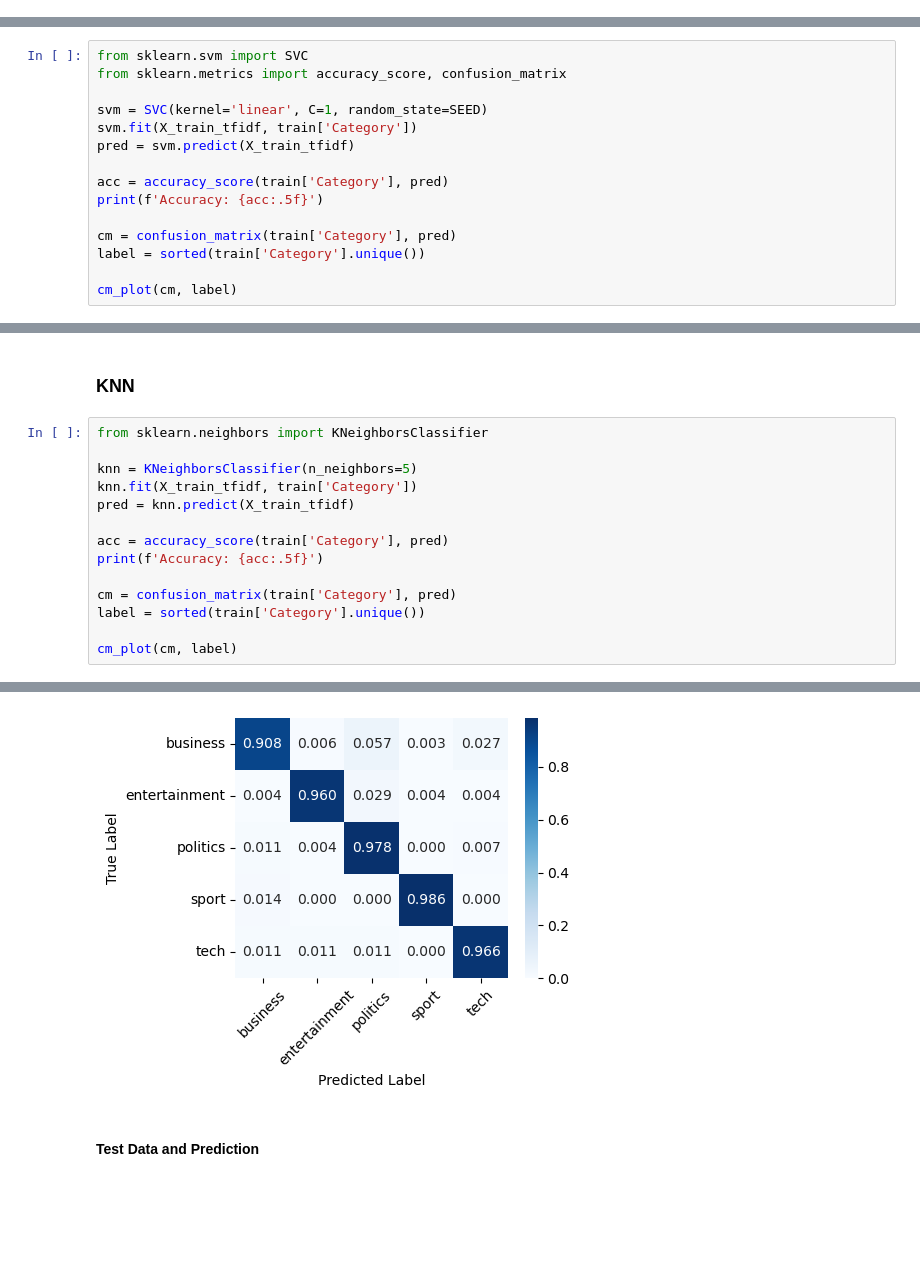
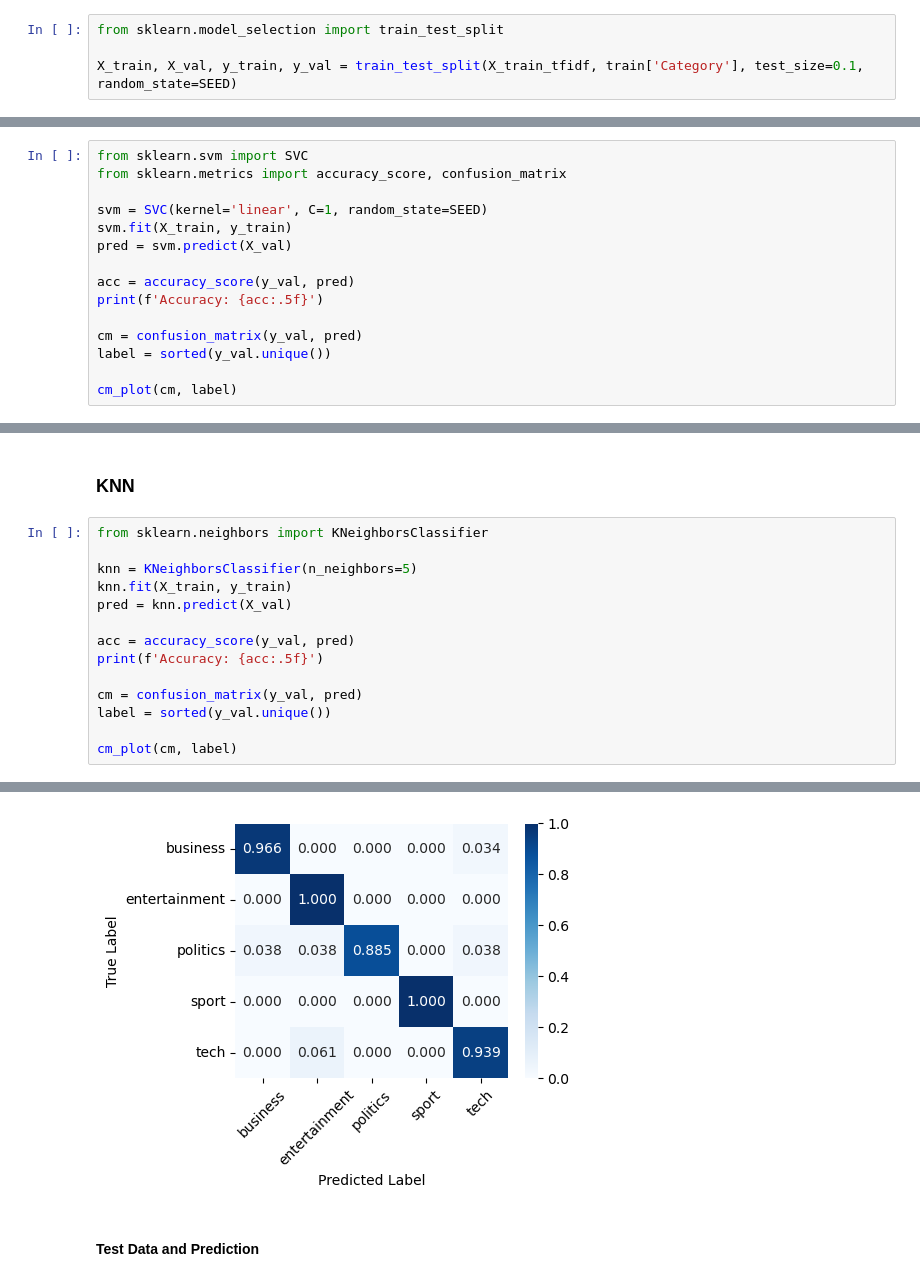
Before and after one commit to elfchildRichter/BBC_News_Classification, a Jupyter notebook: bbc_news_classification.ipynb, the cells around one changed output, grey strips where cells are left out. Drawn from its saved outputs; the diff is of its cells as text; blank space fills up the shorter version.

Commit message:
corrected to use validation set in the supervised model section

```diff
--- a/bbc_news_classification.ipynb
+++ b/bbc_news_classification.ipynb
@@ -394,6 +394,10 @@ The unsupervised NMF model obtained the test public score 0.9551
 # %% [markdown]
 ## Supervised Model
 SVM, KNN, LightGBM
+# %%
+from sklearn.model_selection import train_test_split
+
+X_train, X_val, y_train, y_val = train_test_split(X_train_tfidf, train['Category'], test_size=0.1, random_state=SEED)
 # %% [markdown]
 ### SVM
 # %%
@@ -401,14 +405,14 @@ from sklearn.svm import SVC
 from sklearn.metrics import accuracy_score, confusion_matrix
 
 svm = SVC(kernel='linear', C=1, random_state=SEED)
-svm.fit(X_train_tfidf, train['Category'])
-pred = svm.predict(X_train_tfidf)
+svm.fit(X_train, y_train)
+pred = svm.predict(X_val)
 
-acc = accuracy_score(train['Category'], pred)
+acc = accuracy_score(y_val, pred)
 print(f'Accuracy: {acc:.5f}')
 
-cm = confusion_matrix(train['Category'], pred)
-label = sorted(train['Category'].unique())
+cm = confusion_matrix(y_val, pred)
+label = sorted(y_val.unique())
 
 cm_plot(cm, label)
 # %% [output]
@@ -437,14 +441,14 @@ The supervised SVM model obtained 0.98367 Public Score
 from sklearn.neighbors import KNeighborsClassifier
 
 knn = KNeighborsClassifier(n_neighbors=5)
-knn.fit(X_train_tfidf, train['Category'])
-pred = knn.predict(X_train_tfidf)
+knn.fit(X_train, y_train)
+pred = knn.predict(X_val)
 
-acc = accuracy_score(train['Category'], pred)
+acc = accuracy_score(y_val, pred)
 print(f'Accuracy: {acc:.5f}')
 
-cm = confusion_matrix(train['Category'], pred)
-label = sorted(train['Category'].unique())
+cm = confusion_matrix(y_val, pred)
+label = sorted(y_val.unique())
 
 cm_plot(cm, label)
 # %% [output]
@@ -458,4 +462,4 @@ Confusion Matrix:
-[figure, old version]
+[figure, new version]
 # %% [markdown]
 #### Test Data and Prediction
 # %%
```
Also changed, not shown: parts of 17 cells of this notebook, 3 other files.
